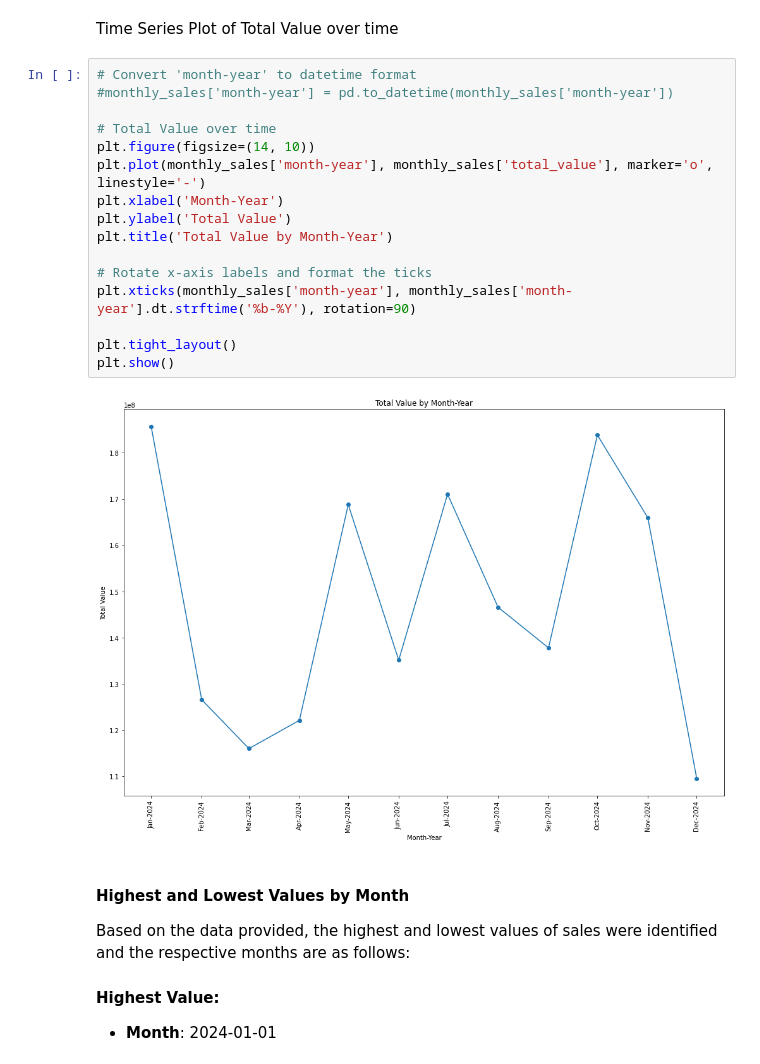
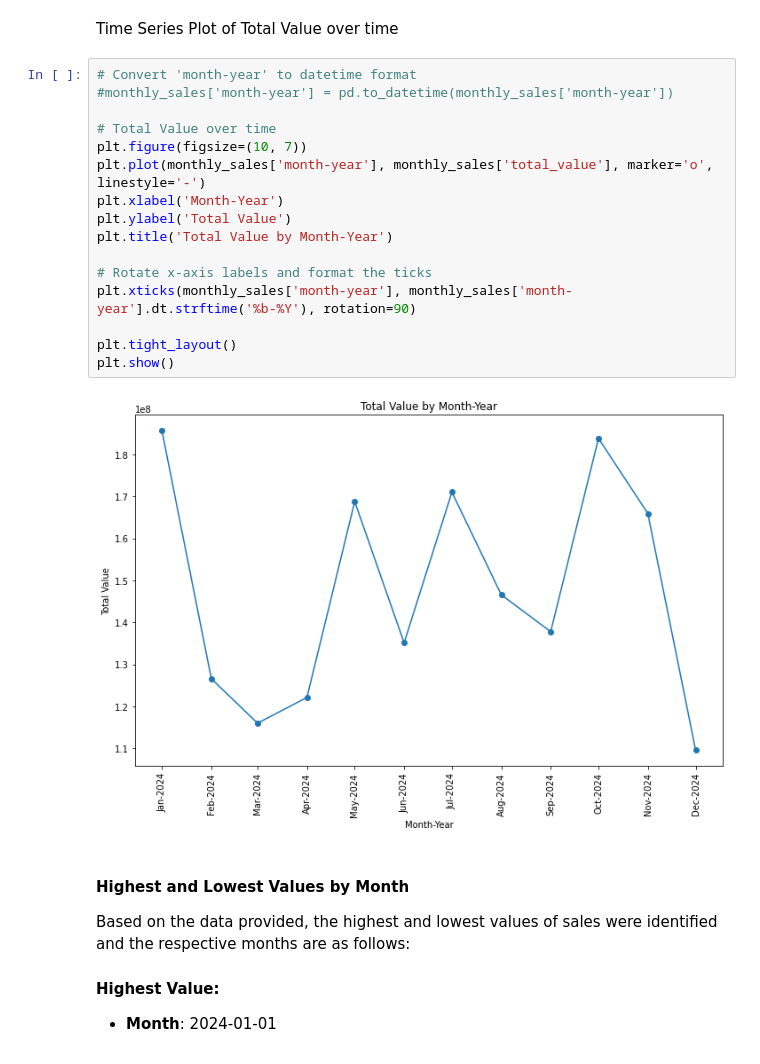
Before and after one commit to wambuiGicheha/kwanza_tukule_TechAssement, a Jupyter notebook: index.ipynb, the cells around one changed output. Drawn from its saved outputs; the diff is of its cells as text.

```diff
--- a/index.ipynb
+++ b/index.ipynb
@@ -628,21 +631,21 @@ Time Series Plot of Total Value over time
 # %%
 # Convert 'month-year' to datetime format
 #monthly_sales['month-year'] = pd.to_datetime(monthly_sales['month-year'])
 
 # Total Value over time
-plt.figure(figsize=(14, 10))
+plt.figure(figsize=(10, 7))
 plt.plot(monthly_sales['month-year'], monthly_sales['total_value'], marker='o', linestyle='-')
 plt.xlabel('Month-Year')
 plt.ylabel('Total Value')
 plt.title('Total Value by Month-Year')
 
 # Rotate x-axis labels and format the ticks
 plt.xticks(monthly_sales['month-year'], monthly_sales['month-year'].dt.strftime('%b-%Y'), rotation=90)
 
 plt.tight_layout()
 plt.show()
 # %% [output]
-[figure, old version]
+[figure, new version]
 # %% [markdown]
 #### Highest and Lowest Values by Month
 
```
Also changed, not shown: parts of 8 cells of this notebook.
